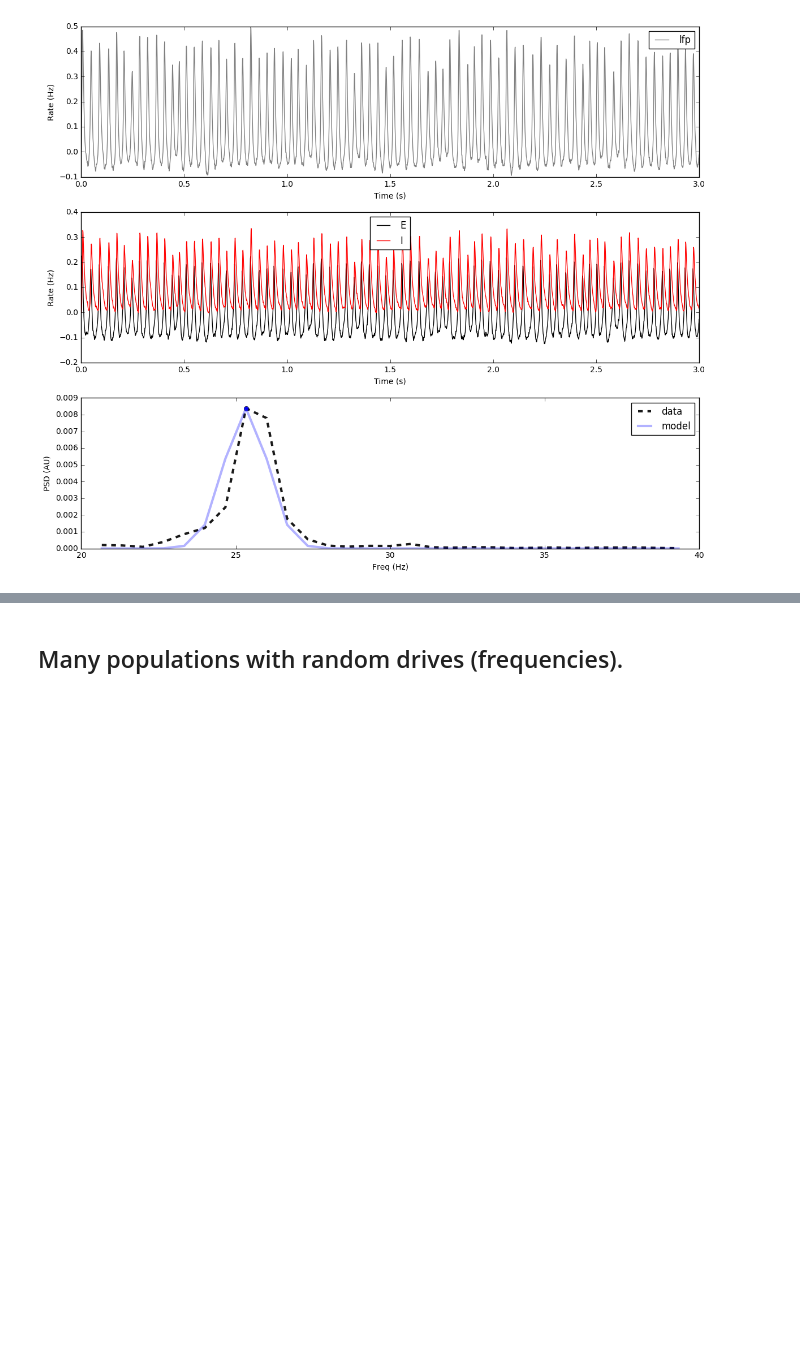
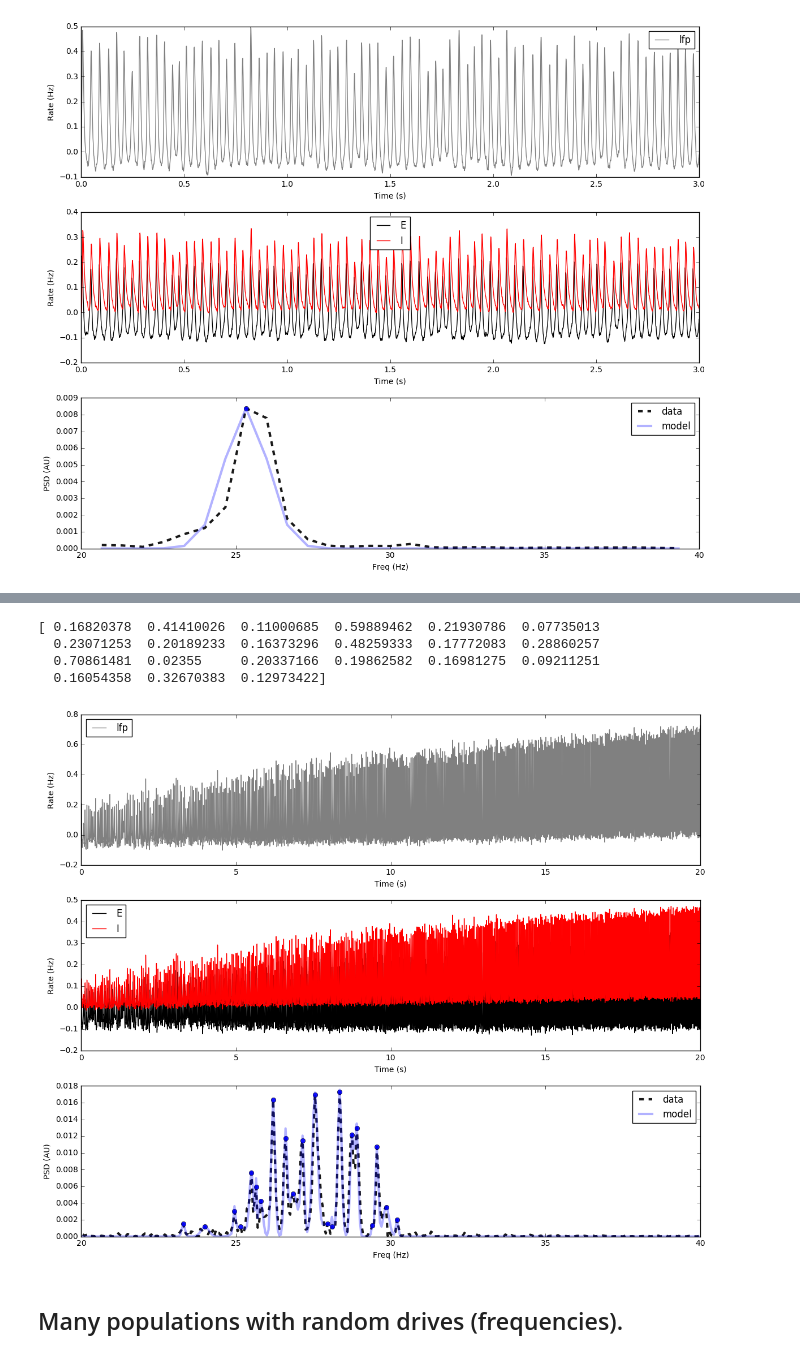
Before and after one commit to voytekresearch/bw, a Jupyter notebook: ipynb/sandbox.ipynb, the cells around one changed output, grey strips where cells are left out. Saved outputs shown, nothing was run; the diff lists cells and outputs as text; code cells hidden in the pictures; blank space fills up the shorter version.

Commit message:
Added slidie.py - linear ramp of P

```diff
--- a/ipynb/sandbox.ipynb
+++ b/ipynb/sandbox.ipynb
@@ -72,3 +72,58 @@ plt.tight_layout()
 # %% [output]
 [ 2.35230865]
 [figure]
+# %%
+%run ../slidie.py slidie -t 20 --p0 0.5 --pn 2 --sigma .01
+
+# -
+res = load_kdf('slidie.hdf5')
+
+# -
+t = res['t']
+dt = res['dt']
+times = np.linspace(0, t, t * int(1 / float(dt)))
+
+# -
+E = res['E']
+I = res['I']
+lfp = res['lfp']
+
+# -
+figure(figsize=(12, 10))
+
+subplot(311)
+plot(times, lfp, label='lfp', color='grey')
+legend(loc='best')
+xlabel("Time (s)")
+ylabel("Rate (Hz)")
+# xlim(8, 12)
+
+subplot(312)
+plot(times, E, label='E', color='k')
+plot(times, I, label='I', color='r')
+legend(loc='best')
+xlabel("Time (s)")
+ylabel("Rate (Hz)")
+# xlim(8, 12)
+
+# -
+# Make and fit PSD
+fs, psd = welch(lfp, int(1 / dt), scaling='density', nperseg=20000)
+
+m = np.logical_and(fs > 20, fs < 40)
+fs = fs[m]
+psd = psd[m]
+center, powers, stdevs, fit = fit_gaussian(fs, psd, 20, mph=1e-3)
+print(stdevs*2.355)
+
+# -
+subplot(313)
+plot(fs, psd, color='k', alpha=0.9, ls='--', label='data', lw=3)
+plt.plot(center, powers, 'o', alpha=0.9)
+plt.plot(fs, fit, color='blue', alpha=0.3, lw=3, label='model')
+plt.xlabel("Freq (Hz)")
+plt.ylabel("PSD (AU)")
+plt.legend()
+# plt.semilogy()
+plt.tight_layout()
+# %% [output]
@@ -75,3 +131,8 @@ plt.tight_layout()
+[ 0.16820378  0.41410026  0.11000685  0.59889462  0.21930786  0.07735013
+  0.23071253  0.20189233  0.16373296  0.48259333  0.17772083  0.28860257
+  0.70861481  0.02355     0.20337166  0.19862582  0.16981275  0.09211251
+  0.16054358  0.32670383  0.12973422]
+[figure, added]
 # %% [markdown]
 ## Many populations with random drives (frequencies).
 # %%
```
Also changed, not shown: parts of 1 cell of this notebook, 1 other file.
